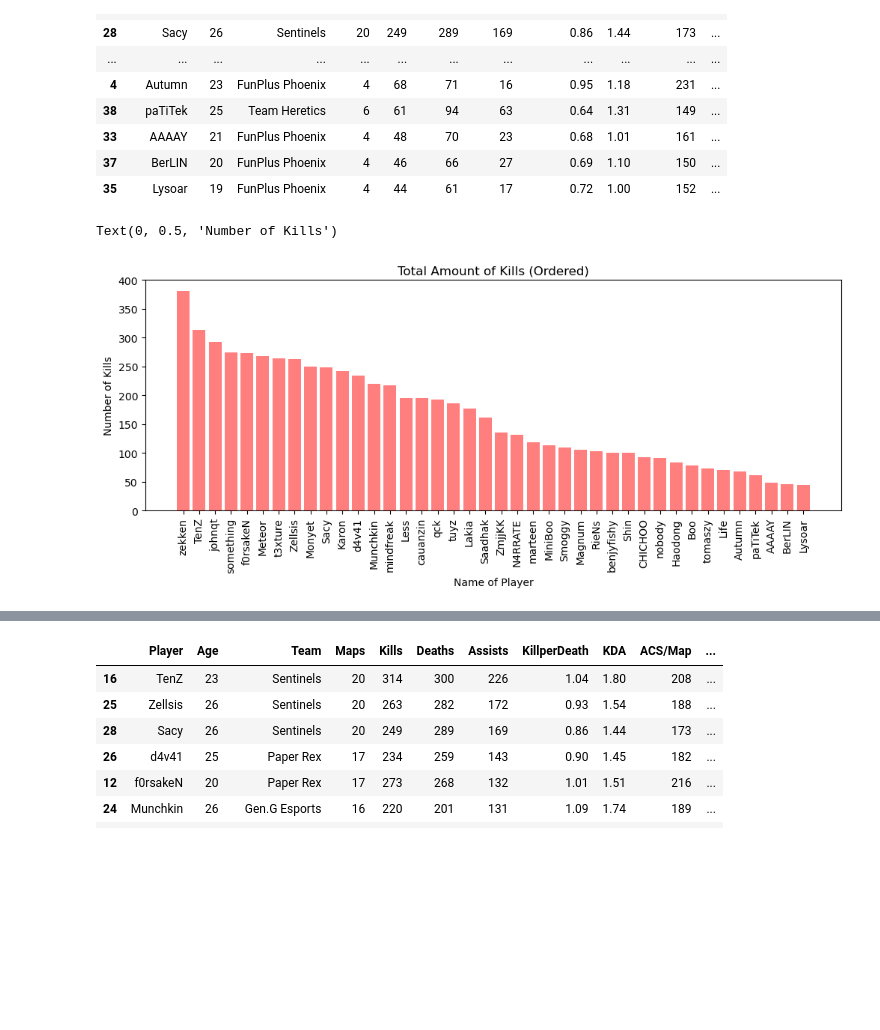
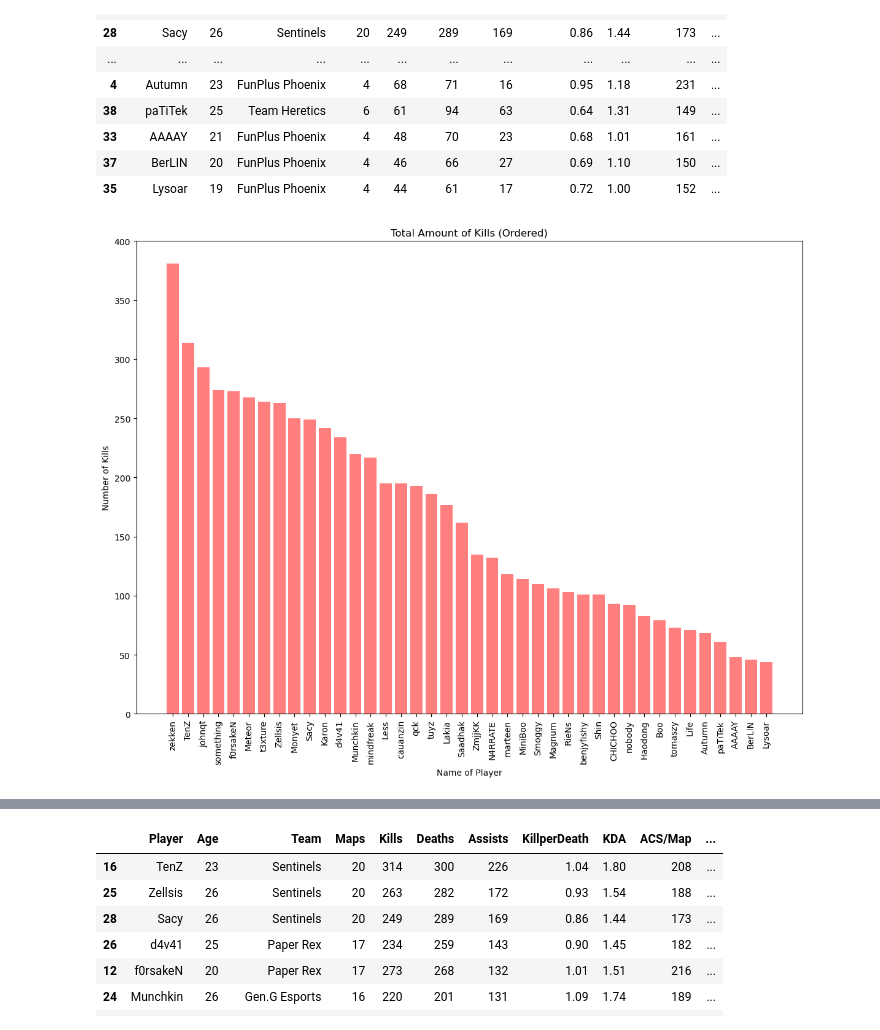
Before and after one commit to azrielmt/vct-masters-madrid-data, a Jupyter notebook: viz.ipynb, the cells around one changed output, grey strips where cells are left out. Cells and saved outputs as stored; diff of their text form; code cells hidden in the pictures; blank space fills up the shorter version.

Commit message:
Added visuals and updated readme with conclusions

```diff
--- a/viz.ipynb
+++ b/viz.ipynb
@@ -62,12 +62,13 @@ teams_df
 | 37 | BerLIN | 20 | FunPlus Phoenix | 4 | 46 | 66 | 27 | 0.69 | 1.10 | 150 | ... |
 | 35 | Lysoar | 19 | FunPlus Phoenix | 4 | 44 | 61 | 17 | 0.72 | 1.00 | 152 | ... |
 # %%
-plt.figure(figsize=(12,4))
+plt.figure(figsize=(14,10))
 plt.bar(x_axis, grouped_df["Kills"], color='r', alpha=0.5)
 plt.xticks(tick_locations, grouped_df["Player"], rotation="vertical")
 plt.title("Total Amount of Kills (Ordered)")
 plt.xlabel("Name of Player")
 plt.ylabel("Number of Kills")
+plt.savefig("visuals/KillsOrdered.png")
+plt.show()
 # %% [output]
-Text(0, 0.5, 'Number of Kills')
-[figure, old version]
+[figure, new version]
```
Also changed, not shown: parts of 12 cells of this notebook, 14 other files.
